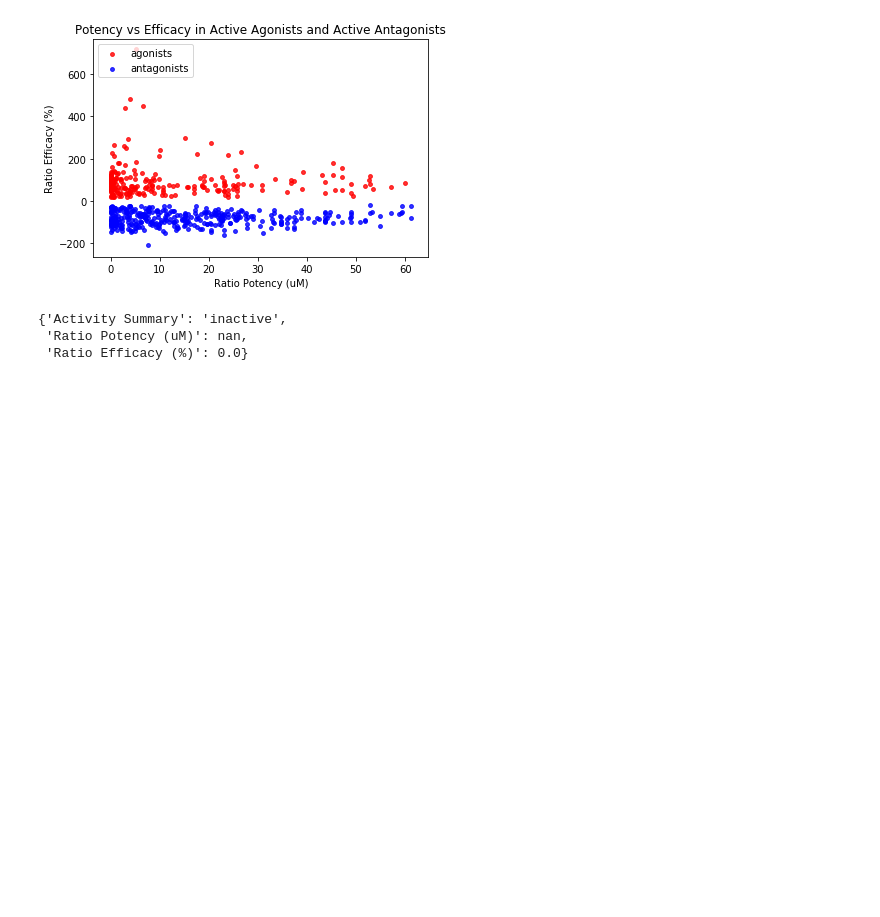
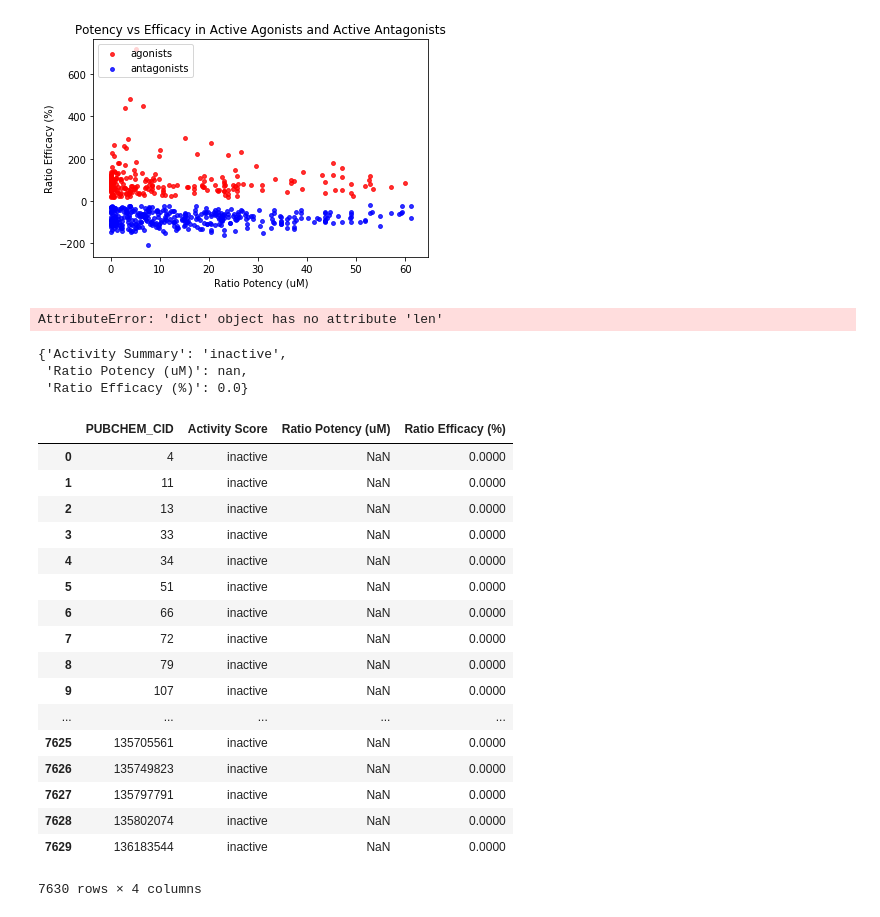
Before and after one commit to shreyasingh1/NCBI, a Jupyter notebook: Dictionaries.ipynb, the cells around one changed output. Saved outputs shown, nothing was run; the diff lists cells and outputs as text; code cells hidden in the pictures; blank space fills up the shorter version.

```diff
--- a/Dictionaries.ipynb
+++ b/Dictionaries.ipynb
@@ -80,9 +80,34 @@ def Merge(dict_antag, dict_ag):
     return res
 
 dict_full = Merge(dict_antag, dict_ag)
+dict_full.len
+# %% [output]
+AttributeError: 'dict' object has no attribute 'len'
 # %%
 dict_full[179]
 # %% [output]
 {'Activity Summary': 'inactive',
  'Ratio Potency (uM)': nan,
  'Ratio Efficacy (%)': 0.0}
+# %%
+#FINAL COMBINED DF (just need to deal w antagonist/agonist conflicts)
+data_both
+# %% [output]
+|  | PUBCHEM_CID | Activity Score | Ratio Potency (uM) | Ratio Efficacy (%) |
+| 0 | 4 | inactive | NaN | 0.0000 |
+| 1 | 11 | inactive | NaN | 0.0000 |
+| 2 | 13 | inactive | NaN | 0.0000 |
+| 3 | 33 | inactive | NaN | 0.0000 |
+| 4 | 34 | inactive | NaN | 0.0000 |
+| 5 | 51 | inactive | NaN | 0.0000 |
+| 6 | 66 | inactive | NaN | 0.0000 |
+| 7 | 72 | inactive | NaN | 0.0000 |
+| 8 | 79 | inactive | NaN | 0.0000 |
+| 9 | 107 | inactive | NaN | 0.0000 |
+| ... | ... | ... | ... | ... |
+| 7625 | 135705561 | inactive | NaN | 0.0000 |
+| 7626 | 135749823 | inactive | NaN | 0.0000 |
+| 7627 | 135797791 | inactive | NaN | 0.0000 |
+| 7628 | 135802074 | inactive | NaN | 0.0000 |
+| 7629 | 136183544 | inactive | NaN | 0.0000 |
+7630 rows × 4 columns
```
